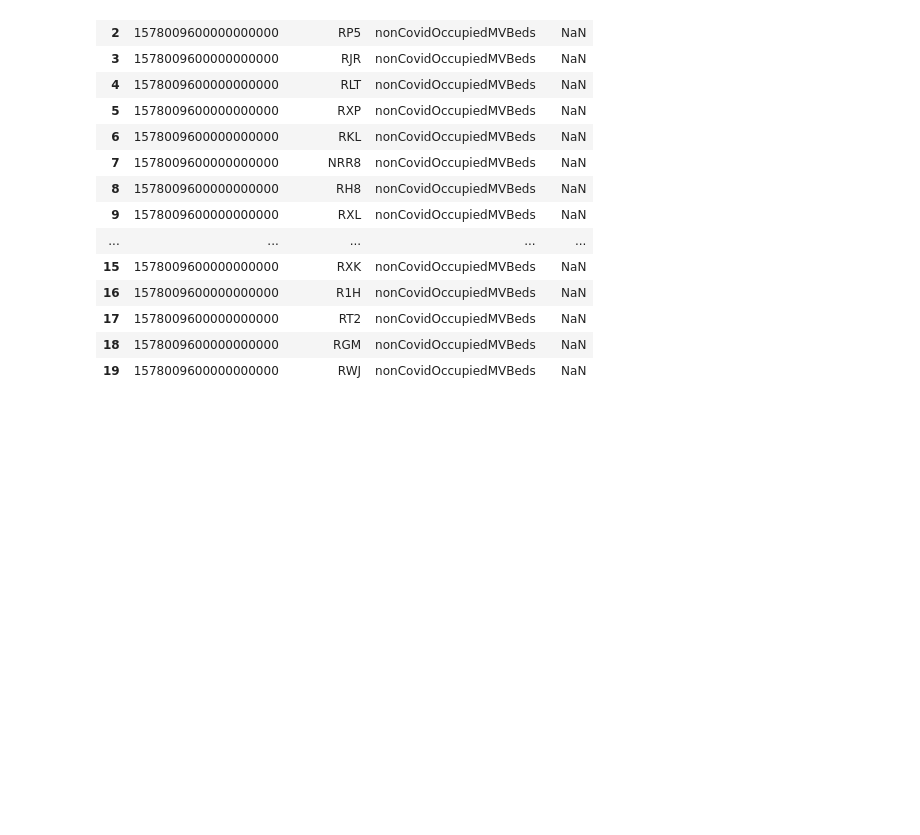
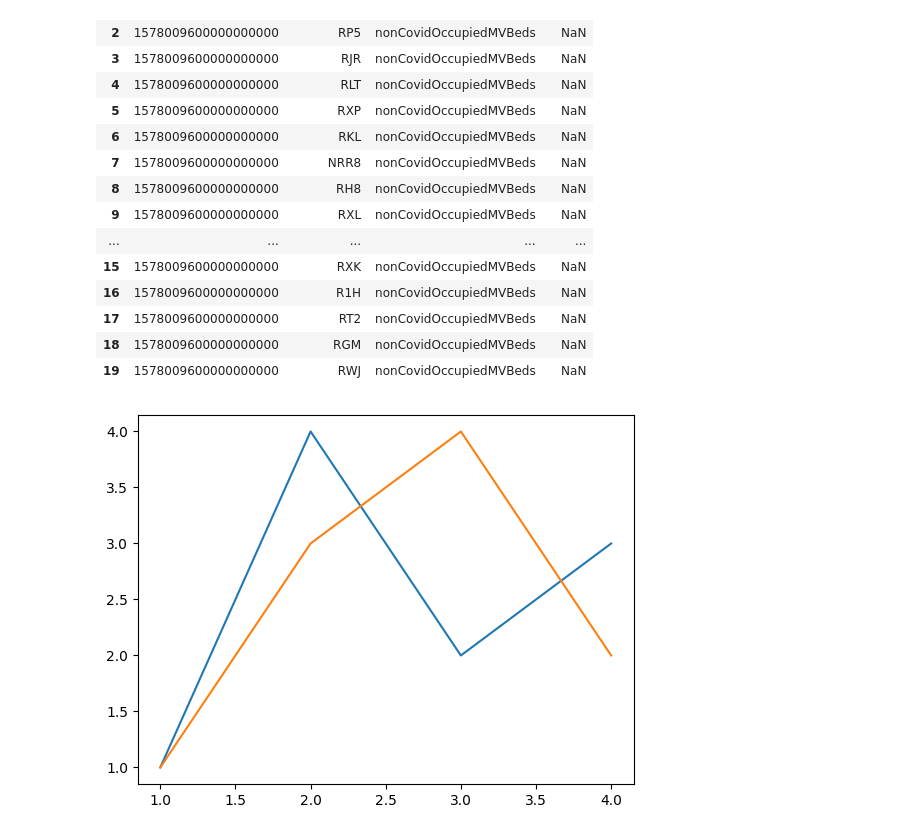
Before and after one commit to DilshadPython/Python, a Jupyter notebook: Data-Science/matplotlib.ipynb, the cells around one changed output. Saved outputs shown, nothing was run; the diff lists cells and outputs as text; code cells hidden in the pictures; blank space fills up the shorter version.

```diff
--- a/Data-Science/matplotlib.ipynb
+++ b/Data-Science/matplotlib.ipynb
@@ -279,0 +288,6 @@ readme.head(20)
+# %%
+figure, axa = plt.subplots()
+axa.plot([1, 2, 3, 4], [1, 4, 2, 3], [4, 3, 2, 1], [2, 4, 3, 1])
+plt.show()
+# %% [output]
+[figure, added]
```
Also changed, not shown: parts of 11 cells of this notebook, 3 other files.
